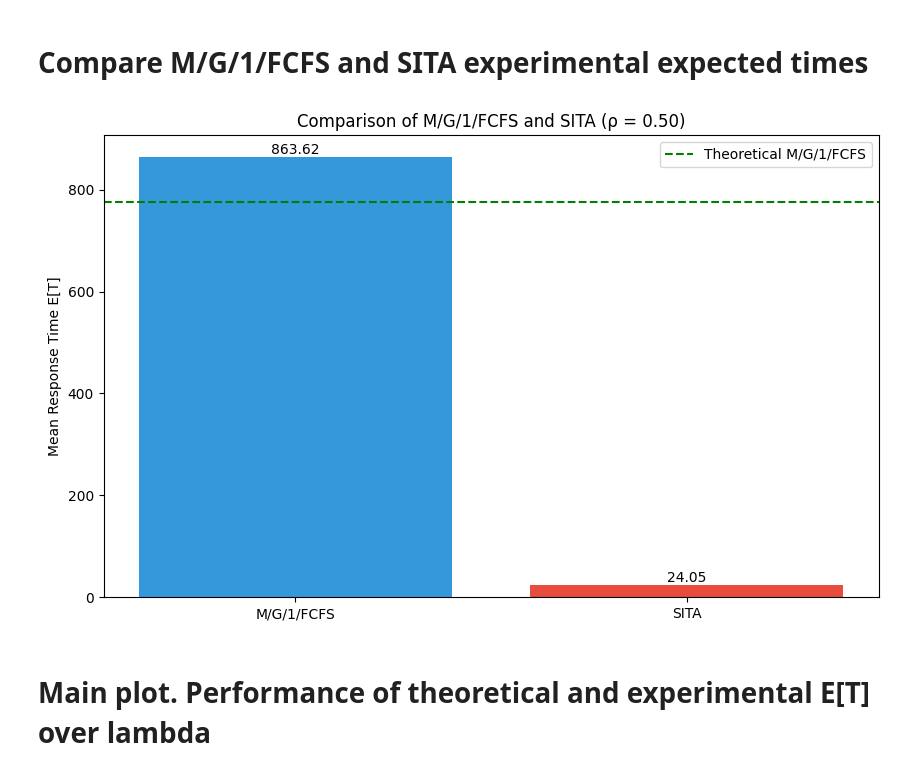
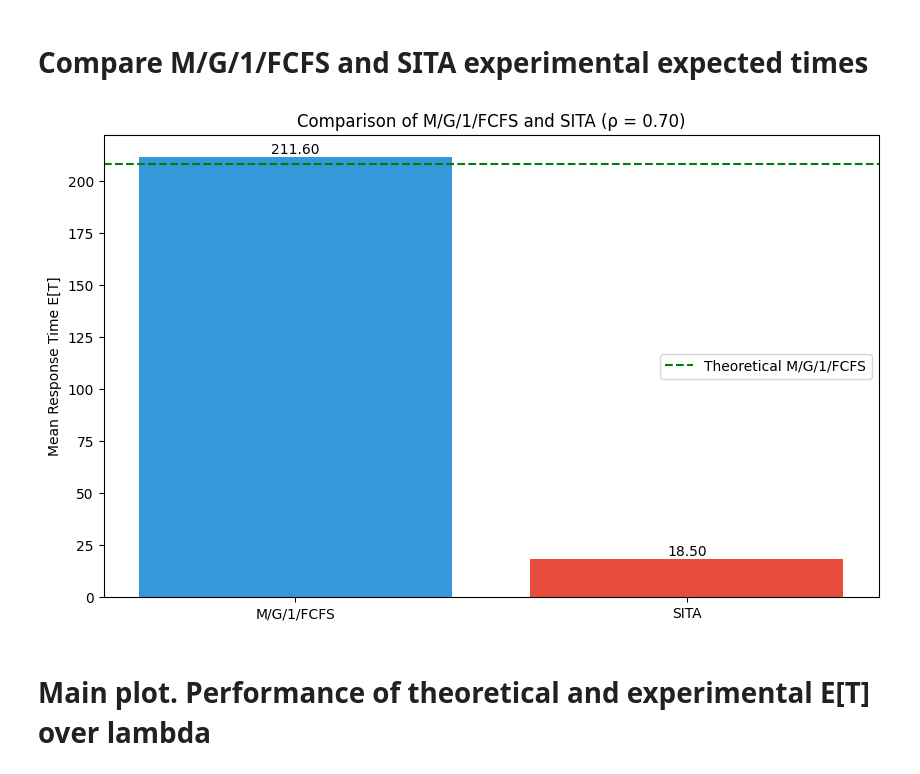
Before and after one commit to christofilojohn/LargeAndSocialNetworks, a Jupyter notebook: LSN_project/final.ipynb, the cells around one changed output. Saved outputs shown, nothing was run; the diff lists cells and outputs as text; code cells hidden in the pictures.

```diff
--- a/LSN_project/final.ipynb
+++ b/LSN_project/final.ipynb
@@ -8,7 +8,8 @@ from typing import List, Dict, Tuple, Union
 num_jobs = 100000
 mu1_ratio = 0.8
 cutoff = 50.0
-rho = 0.5
+# The rho used for run simulation method:
+rho = 0.7
 # %% [markdown]
 # Queue Simulator
 The main simulator class of the project.
@@ -283,7 +284,7 @@ def plot_improvements(rho_values, simulated_improvements, theoretical_improvemen
 simulator = QueueSimulator(num_jobs, mu1_ratio, cutoff, rho)
 
 # Run simulation
-mg1_et, theoretical_et, sita_et = simulator.run_simulation()
+mg1_et_rho, theoretical_et_rho, sita_et_rho = simulator.run_simulation()
 
 # Plot performance curves
 lambda_range = np.linspace(0.01, 0.09, 20)
@@ -303,8 +304,8 @@ for lambda_rate in lambda_range:
     theoretical_et_values.append(theoretical_et)
     theoretical_sita_et_values.append(theoretical_sita_et)
 
-# Print simulation results for experiment 1
-print(f"M/G/1/FCFS E[T]: {mg1_et:.2f}")
-print(f"Theoretical E[T]: {theoretical_et:.2f}")
-print(f"SITA E[T]: {sita_et:.2f}")
+    # Print simulation results for experiment 1
+    print(f"M/G/1/FCFS E[T]: {mg1_et:.2f}")
+    print(f"Theoretical E[T]: {theoretical_et:.2f}")
+    print(f"SITA E[T]: {sita_et:.2f}")
 # %% [output]
@@ -321,9 +336,9 @@ plot_theoretical_performance(simulator)
 # %% [markdown]
 # Compare M/G/1/FCFS and SITA experimental expected times
 # %%
-plot_bar_chart(rho, mg1_et, theoretical_et, sita_et)
+plot_bar_chart(rho, mg1_et_rho, theoretical_et_rho, sita_et_rho)
 # %% [output]
-[figure, old version]
+[figure, new version]
 # %% [markdown]
 # Main plot. Performance of theoretical and experimental E[T] over lambda
 # %%
```
Also changed, not shown: parts of 4 cells of this notebook.
